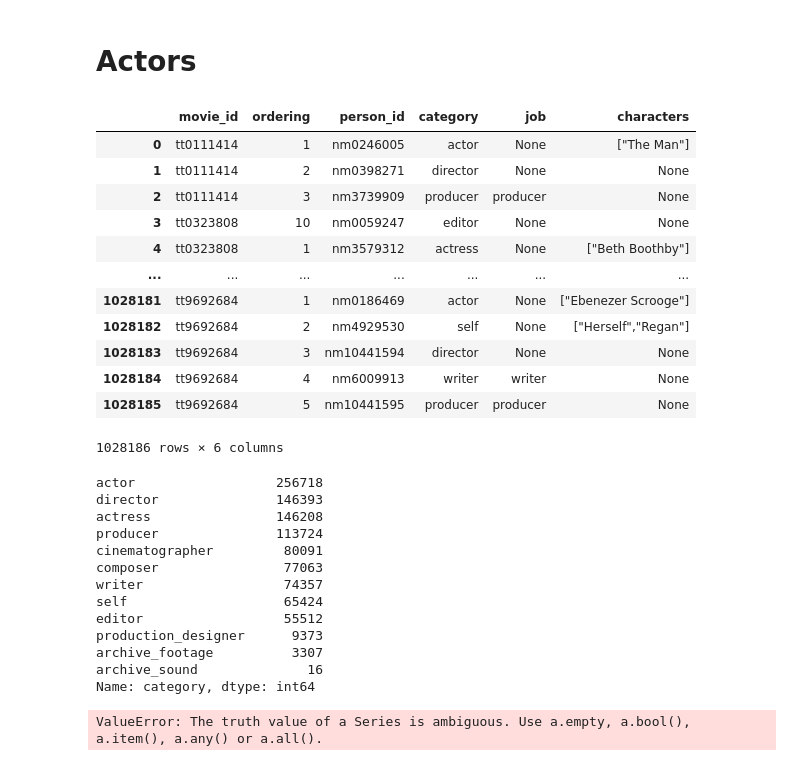
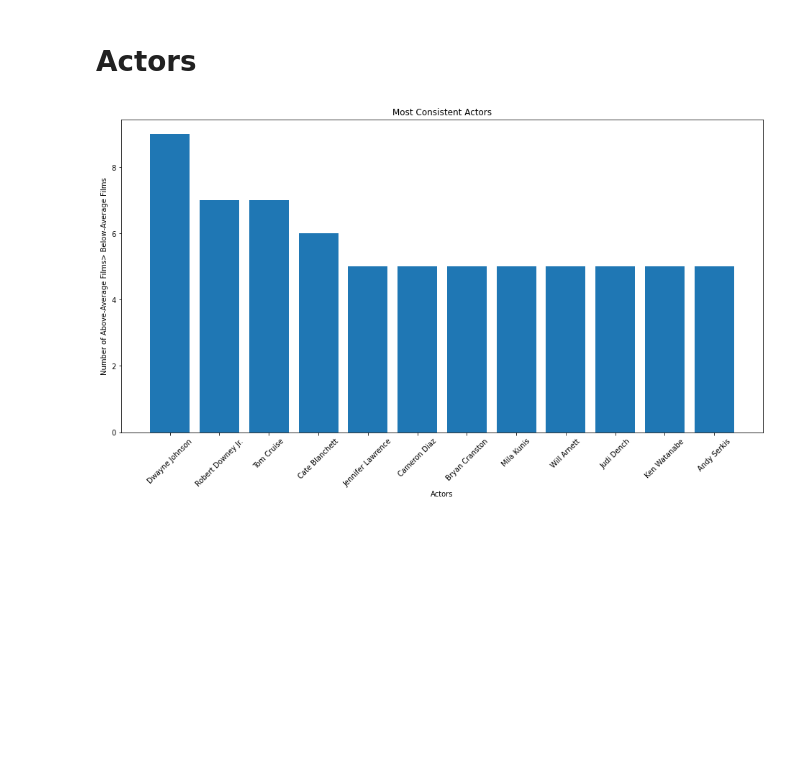
Before and after one commit to DrewFHolcombe/movie_studio_analysis, a Jupyter notebook: Scratch_Code/Drew - Scratch Code.ipynb, the cells around one changed output. Drawn from its saved outputs; the diff is of its cells as text; code cells hidden in the pictures; blank space fills up the shorter version.

Commit message:
found most consistent actors and actresses

```diff
--- a/Scratch_Code/Drew - Scratch Code.ipynb
+++ b/Scratch_Code/Drew - Scratch Code.ipynb
@@ -390,39 +315,3 @@ persons =  pd.read_sql("""
 SELECT *
 FROM principals
 """, con)
-# %%
-persons
-# %% [output]
-|  | movie_id | ordering | person_id | category | job | characters |
-| 0 | tt0111414 | 1 | nm0246005 | actor | None | ["The Man"] |
-| 1 | tt0111414 | 2 | nm0398271 | director | None | None |
-| 2 | tt0111414 | 3 | nm3739909 | producer | producer | None |
-| 3 | tt0323808 | 10 | nm0059247 | editor | None | None |
-| 4 | tt0323808 | 1 | nm3579312 | actress | None | ["Beth Boothby"] |
-| ... | ... | ... | ... | ... | ... | ... |
-| 1028181 | tt9692684 | 1 | nm0186469 | actor | None | ["Ebenezer Scrooge"] |
-| 1028182 | tt9692684 | 2 | nm4929530 | self | None | ["Herself","Regan"] |
-| 1028183 | tt9692684 | 3 | nm10441594 | director | None | None |
-| 1028184 | tt9692684 | 4 | nm6009913 | writer | writer | None |
-| 1028185 | tt9692684 | 5 | nm10441595 | producer | producer | None |
-1028186 rows × 6 columns
-# %%
-persons["category"].value_counts()
-# %% [output]
-actor                  256718
-director               146393
-actress                146208
-producer               113724
-cinematographer         80091
-composer                77063
-writer                  74357
-self                    65424
-editor                  55512
-production_designer      9373
-archive_footage          3307
-archive_sound              16
-Name: category, dtype: int64
-# %%
-persons[persons["category"] == "actor"]
-# %% [output]
-ValueError: The truth value of a Series is ambiguous. Use a.empty, a.bool(), a.item(), a.any() or a.all().
@@ -428,0 +339,28 @@ ValueError: The truth value of a Series is ambiguous. Use a.empty, a.bool(), a.i
+# %%
+actor_films_weak = clean_actors.drop(clean_actors[clean_actors.profit > avg_actor_profit].index)
+questionable_actors = actor_films_weak.drop(actor_films_weak[actor_films_weak["death_year"]>1].index)
+actor_cons = dict(questionable_actors["actor_name"].value_counts())
+# %%
+actor_points = {}
+for actor in actor_pros:
+    if actor in actor_cons:
+        points = actor_pros[actor] - actor_cons[actor]
+    else:
+        points = actor_pros[actor]
+    actor_points[actor] = points
+# %%
+top_actors = dict(sorted(actor_points.items(), key=lambda x:x[1], reverse=True))
+# %%
+actor_x = list(top_actors.keys())[:12]
+actor_y = list(top_actors.values())[:12]
+# %%
+fig, ax = plt.subplots(figsize=(16, 8))
+
+ax.bar(x=actor_x, height=actor_y)
+
+ax.set_xlabel('Actors')
+ax.set_ylabel('Number of Above-Average Films> Below-Average Films')
+ax.set_title('Most Consistent Actors')
+plt.xticks(rotation=45);
+# %% [output]
+[figure, added]
```
Also changed, not shown: parts of 23 cells of this notebook.
